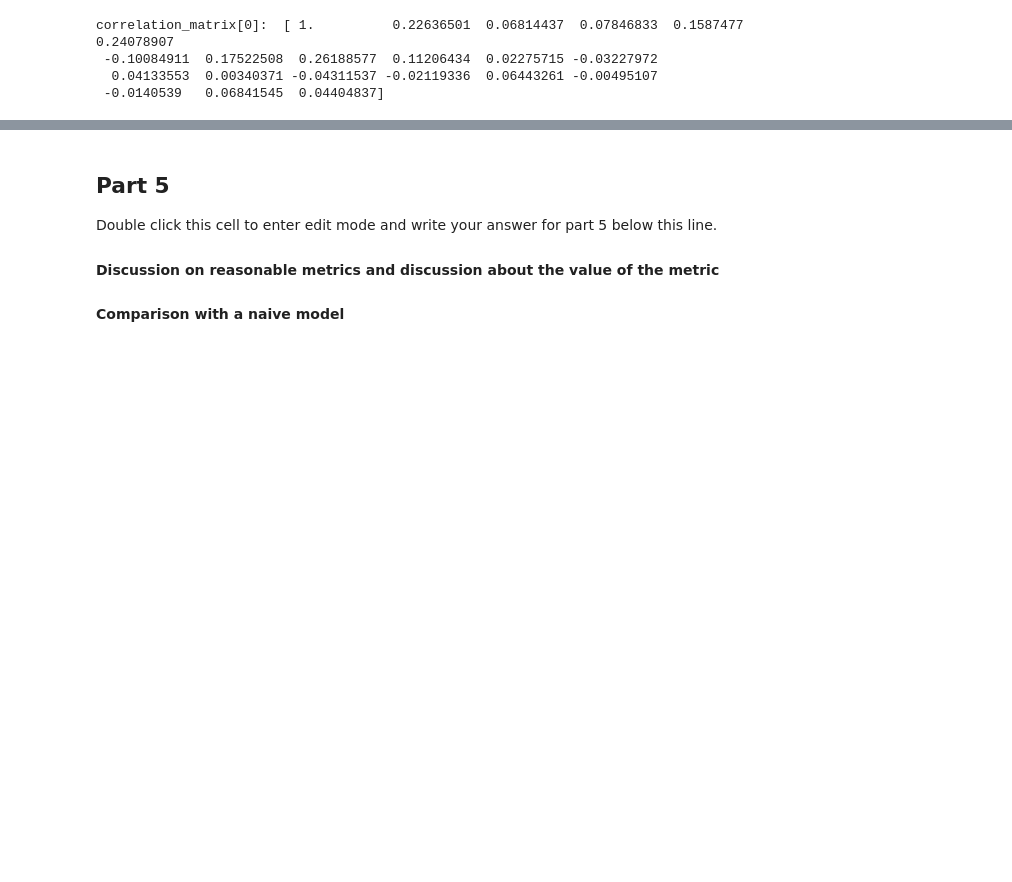
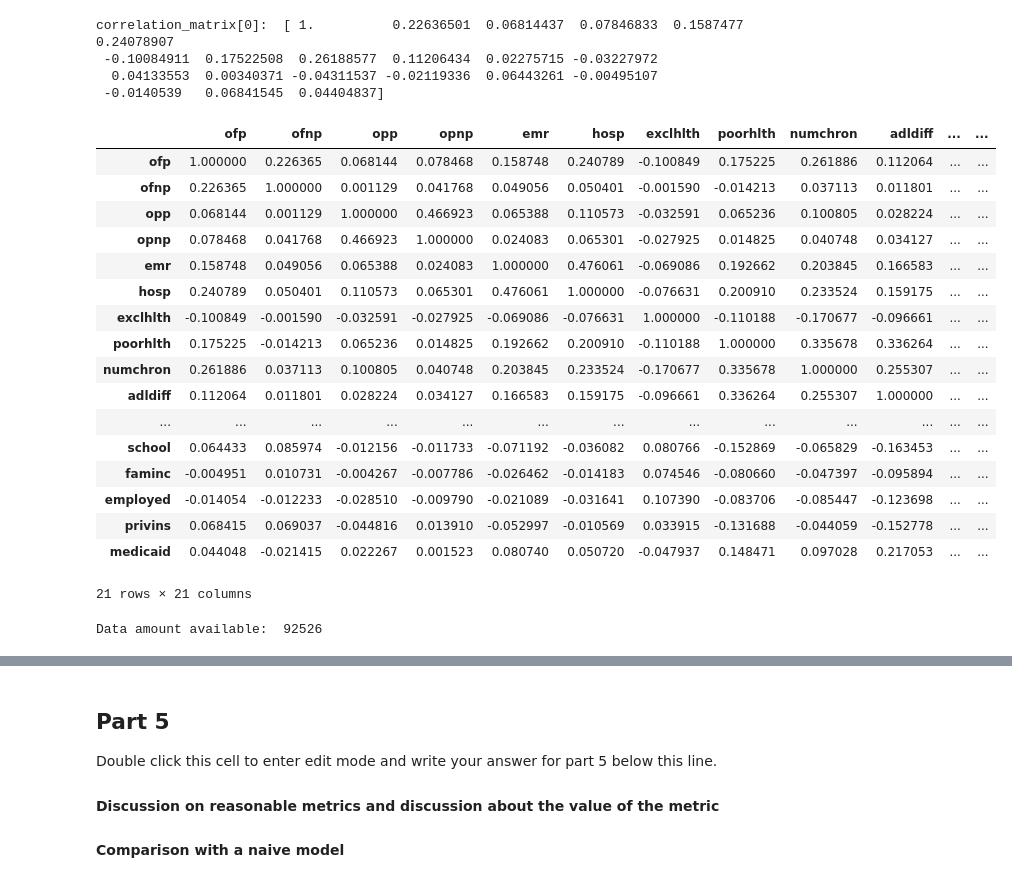
Before and after one commit to elisehammarstrom/ds, a Jupyter notebook: introduction_toDS/ExamJanuary_2023_problem.ipynb, the cells around one changed output, grey strips where cells are left out. Saved outputs shown, nothing was run; the diff lists cells and outputs as text; code cells hidden in the pictures; blank space fills up the shorter version.

```diff
--- a/introduction_toDS/ExamJanuary_2023_problem.ipynb
+++ b/introduction_toDS/ExamJanuary_2023_problem.ipynb
@@ -525,6 +521,38 @@ correlation_matrix[0]:  [ 1.          0.22636501  0.06814437  0.07846833  0.1587
  -0.10084911  0.17522508  0.26188577  0.11206434  0.02275715 -0.03227972
   0.04133553  0.00340371 -0.04311537 -0.02119336  0.06443261 -0.00495107
  -0.0140539   0.06841545  0.04404837]
+# %%
+# I believe the covariance matrix needs to have normalized data, so here I try that out
+#However correlation is the way to go here, as we don't then need to normalize the data
+normalized_df=(df-df.mean())/df.std()
+
+cov_matrix = pd.DataFrame.cov(normalized_df)
+cov_matrix
+# %% [output]
+|  | ofp | ofnp | opp | opnp | emr | hosp | exclhlth | poorhlth | numchron | adldiff | ... | ... |
+| ofp | 1.000000 | 0.226365 | 0.068144 | 0.078468 | 0.158748 | 0.240789 | -0.100849 | 0.175225 | 0.261886 | 0.112064 | ... | ... |
+| ofnp | 0.226365 | 1.000000 | 0.001129 | 0.041768 | 0.049056 | 0.050401 | -0.001590 | -0.014213 | 0.037113 | 0.011801 | ... | ... |
+| opp | 0.068144 | 0.001129 | 1.000000 | 0.466923 | 0.065388 | 0.110573 | -0.032591 | 0.065236 | 0.100805 | 0.028224 | ... | ... |
+| opnp | 0.078468 | 0.041768 | 0.466923 | 1.000000 | 0.024083 | 0.065301 | -0.027925 | 0.014825 | 0.040748 | 0.034127 | ... | ... |
+| emr | 0.158748 | 0.049056 | 0.065388 | 0.024083 | 1.000000 | 0.476061 | -0.069086 | 0.192662 | 0.203845 | 0.166583 | ... | ... |
+| hosp | 0.240789 | 0.050401 | 0.110573 | 0.065301 | 0.476061 | 1.000000 | -0.076631 | 0.200910 | 0.233524 | 0.159175 | ... | ... |
+| exclhlth | -0.100849 | -0.001590 | -0.032591 | -0.027925 | -0.069086 | -0.076631 | 1.000000 | -0.110188 | -0.170677 | -0.096661 | ... | ... |
+| poorhlth | 0.175225 | -0.014213 | 0.065236 | 0.014825 | 0.192662 | 0.200910 | -0.110188 | 1.000000 | 0.335678 | 0.336264 | ... | ... |
+| numchron | 0.261886 | 0.037113 | 0.100805 | 0.040748 | 0.203845 | 0.233524 | -0.170677 | 0.335678 | 1.000000 | 0.255307 | ... | ... |
+| adldiff | 0.112064 | 0.011801 | 0.028224 | 0.034127 | 0.166583 | 0.159175 | -0.096661 | 0.336264 | 0.255307 | 1.000000 | ... | ... |
+| ... | ... | ... | ... | ... | ... | ... | ... | ... | ... | ... | ... | ... |
+| school | 0.064433 | 0.085974 | -0.012156 | -0.011733 | -0.071192 | -0.036082 | 0.080766 | -0.152869 | -0.065829 | -0.163453 | ... | ... |
+| faminc | -0.004951 | 0.010731 | -0.004267 | -0.007786 | -0.026462 | -0.014183 | 0.074546 | -0.080660 | -0.047397 | -0.095894 | ... | ... |
+| employed | -0.014054 | -0.012233 | -0.028510 | -0.009790 | -0.021089 | -0.031641 | 0.107390 | -0.083706 | -0.085447 | -0.123698 | ... | ... |
+| privins | 0.068415 | 0.069037 | -0.044816 | 0.013910 | -0.052997 | -0.010569 | 0.033915 | -0.131688 | -0.044059 | -0.152778 | ... | ... |
+| medicaid | 0.044048 | -0.021415 | 0.022267 | 0.001523 | 0.080740 | 0.050720 | -0.047937 | 0.148471 | 0.097028 | 0.217053 | ... | ... |
+21 rows × 21 columns
+# %%
+#data exploration cell
+
+print("Data amount available: ", len(df)*len(df.columns))
+# %% [output]
+Data amount available:  92526
 # %%
 # Part 1
 
```
Also changed, not shown: parts of 3 cells of this notebook, 1 other file.
